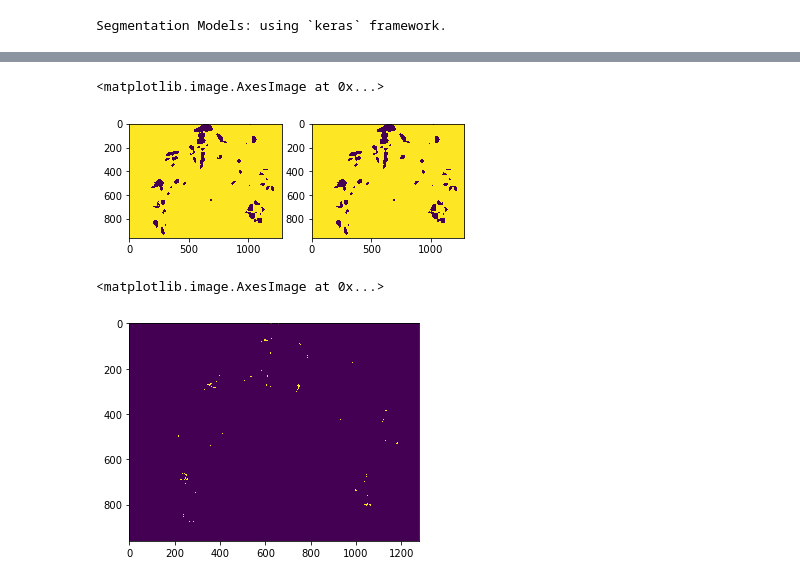
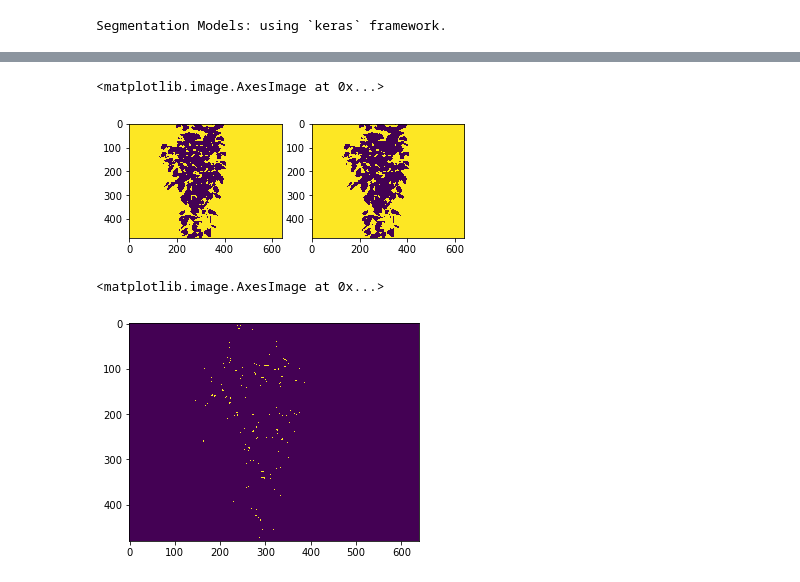
Before and after one commit to chey-to-mozg/preprocessing_for_labelme, a Jupyter notebook: main.ipynb, the cells around one changed output, grey strips where cells are left out. Cells and saved outputs as stored; diff of their text form; code cells hidden in the pictures.

```diff
--- a/main.ipynb
+++ b/main.ipynb
@@ -11,7 +11,7 @@ from utils import *
 Using TensorFlow backend.
 Segmentation Models: using `keras` framework.
 # %%
-net = Net('model/stable_10_07_20')
+net = Net('model/IR_Sm.h5')
 # %%
 net.process_directory('images/')
 # %% [output]
@@ -20,5 +20,5 @@ file images//122.tif already processed
 # %%
-mask = net.find_objects('images/121.tif')
+mask = net.find_objects('images/41.png')
 plt.imshow(mask)
 contours = net.process_mask(mask)
 net.make_json(contours)
@@ -86,17 +86,17 @@ for (i, im_name) in enumerate(images):
 # %%
-new_mask = erode_dilate(np.round(mask), mask_size=(5,5), iter=2)
+new_mask = erode_dilate(np.round(mask), mask_size=(3,3), iter=1)
 plt.subplot(1, 2, 1)
 plt.imshow(np.round(mask))
 plt.subplot(1, 2, 2)
 plt.imshow(new_mask)
 # %% [output]
 <matplotlib.image.AxesImage at 0x...>
-[figure, old version]
+[figure, new version]
 # %%
 plt.imshow(np.round(mask) - new_mask)
 # %% [output]
 <matplotlib.image.AxesImage at 0x...>
-[figure, old version]
+[figure, new version]
 # %%
 for (i, im_name) in enumerate(images):
     img = cv2.imread(os.path.join(LAB_DIR, im_name), -1)
```
Also changed, not shown: parts of 11 cells of this notebook, 12 other files.
